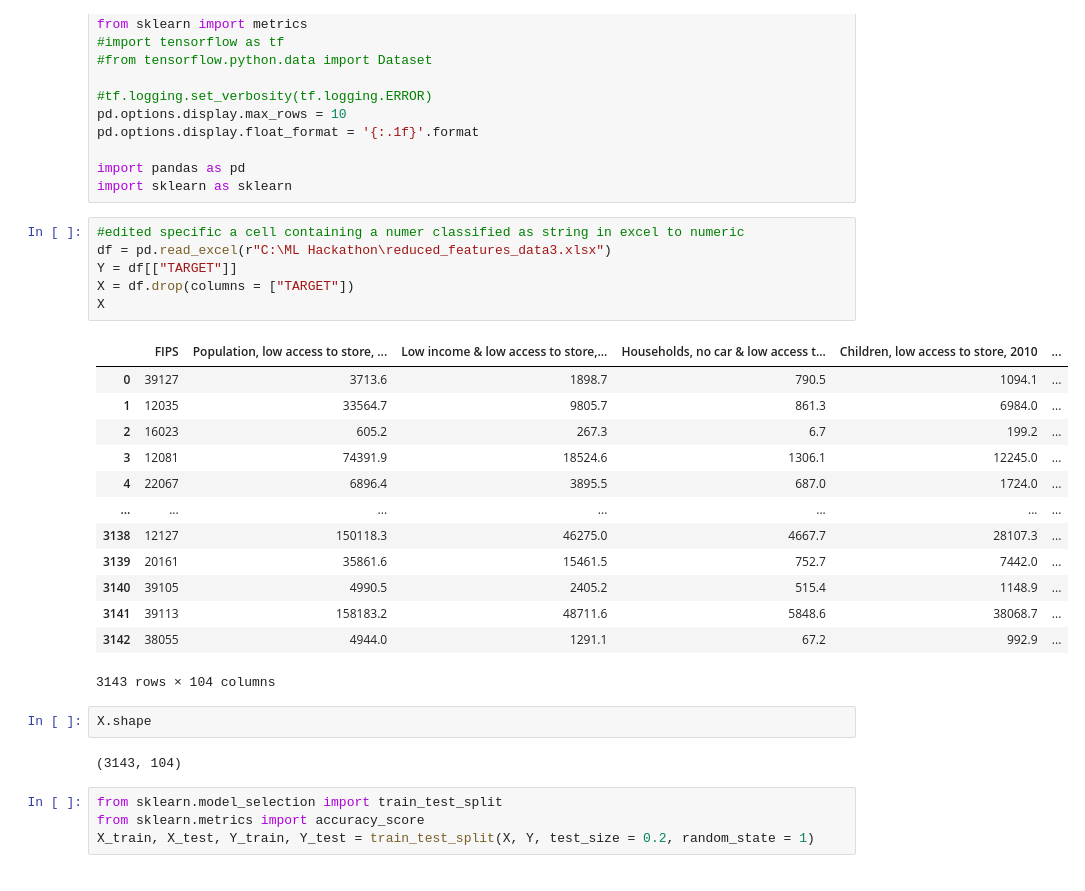
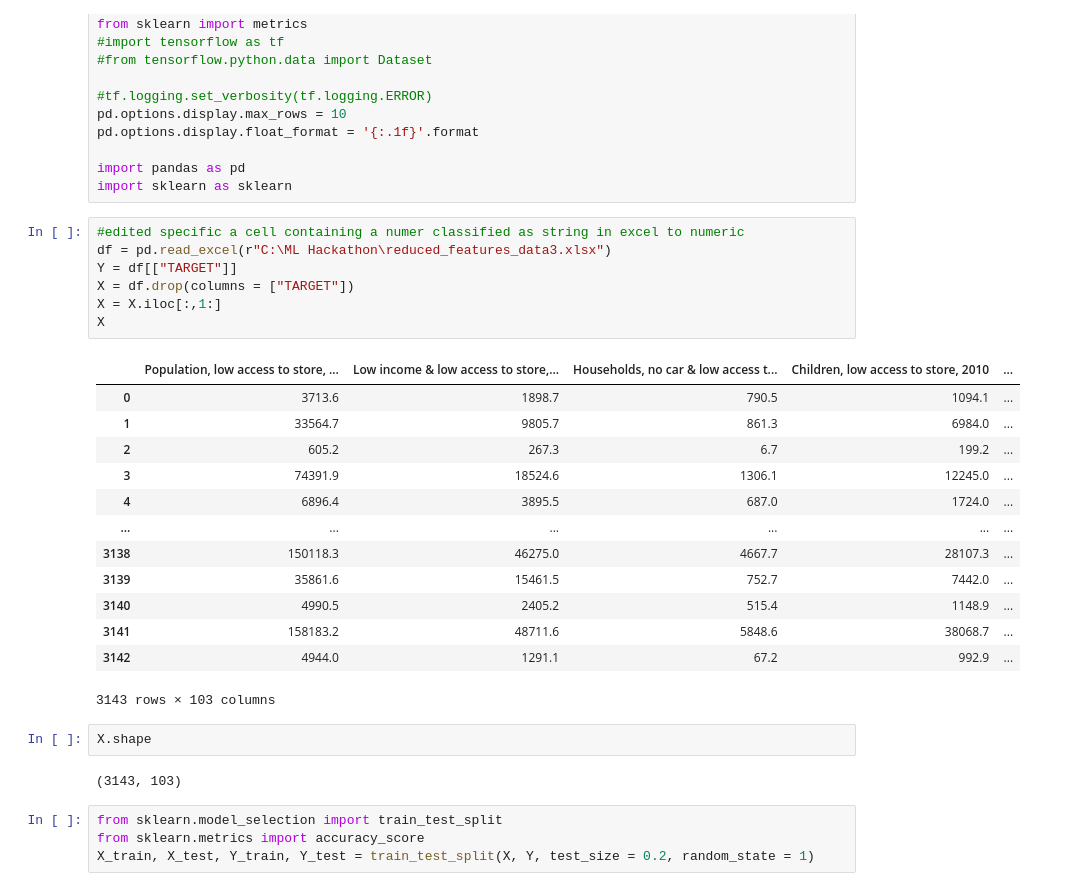
Before and after one commit to mmehta0943/ML-grocery-gap, a Jupyter notebook: Classifiers.ipynb, the cells around one changed output. Saved outputs shown, nothing was run; the diff lists cells and outputs as text.

```diff
--- a/Classifiers.ipynb
+++ b/Classifiers.ipynb
@@ -20,27 +20,28 @@ import sklearn as sklearn
 # %%
 #edited specific a cell containing a numer classified as string in excel to numeric
 df = pd.read_excel(r"C:\ML Hackathon\reduced_features_data3.xlsx")
 Y = df[["TARGET"]]
 X = df.drop(columns = ["TARGET"])
+X = X.iloc[:,1:]
 X
 # %% [output]
-|  | FIPS | Population, low access to store, ... | Low income & low access to store,... | Households, no car & low access t... | Children, low access to store, 2010 | ... |
-| 0 | 39127 | 3713.6 | 1898.7 | 790.5 | 1094.1 | ... |
-| 1 | 12035 | 33564.7 | 9805.7 | 861.3 | 6984.0 | ... |
-| 2 | 16023 | 605.2 | 267.3 | 6.7 | 199.2 | ... |
-| 3 | 12081 | 74391.9 | 18524.6 | 1306.1 | 12245.0 | ... |
-| 4 | 22067 | 6896.4 | 3895.5 | 687.0 | 1724.0 | ... |
-| ... | ... | ... | ... | ... | ... | ... |
-| 3138 | 12127 | 150118.3 | 46275.0 | 4667.7 | 28107.3 | ... |
-| 3139 | 20161 | 35861.6 | 15461.5 | 752.7 | 7442.0 | ... |
-| 3140 | 39105 | 4990.5 | 2405.2 | 515.4 | 1148.9 | ... |
-| 3141 | 39113 | 158183.2 | 48711.6 | 5848.6 | 38068.7 | ... |
-| 3142 | 38055 | 4944.0 | 1291.1 | 67.2 | 992.9 | ... |
+|  | Population, low access to store, ... | Low income & low access to store,... | Households, no car & low access t... | Children, low access to store, 2010 | ... |
+| 0 | 3713.6 | 1898.7 | 790.5 | 1094.1 | ... |
+| 1 | 33564.7 | 9805.7 | 861.3 | 6984.0 | ... |
+| 2 | 605.2 | 267.3 | 6.7 | 199.2 | ... |
+| 3 | 74391.9 | 18524.6 | 1306.1 | 12245.0 | ... |
+| 4 | 6896.4 | 3895.5 | 687.0 | 1724.0 | ... |
+| ... | ... | ... | ... | ... | ... |
+| 3138 | 150118.3 | 46275.0 | 4667.7 | 28107.3 | ... |
+| 3139 | 35861.6 | 15461.5 | 752.7 | 7442.0 | ... |
+| 3140 | 4990.5 | 2405.2 | 515.4 | 1148.9 | ... |
+| 3141 | 158183.2 | 48711.6 | 5848.6 | 38068.7 | ... |
+| 3142 | 4944.0 | 1291.1 | 67.2 | 992.9 | ... |
-3143 rows × 104 columns
+3143 rows × 103 columns
 # %%
 X.shape
 # %% [output]
-(3143, 104)
+(3143, 103)
 # %%
 from sklearn.model_selection import train_test_split
 from sklearn.metrics import accuracy_score
```
Also changed, not shown: parts of 47 cells of this notebook, 1 other file.
